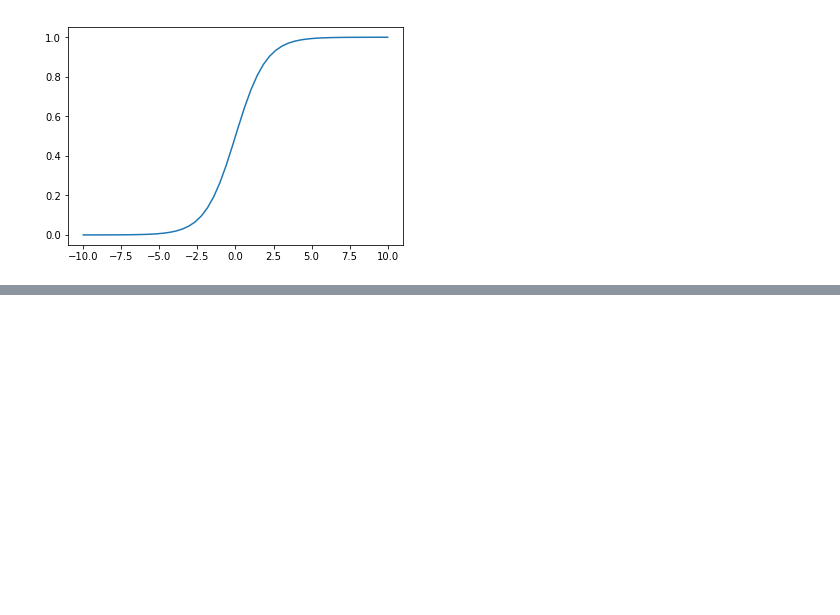
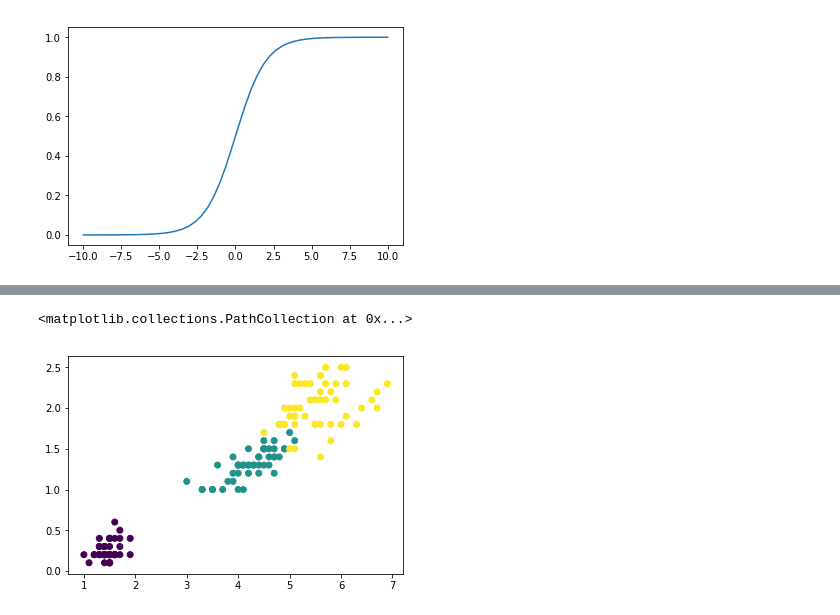
Before and after one commit to flowkater/deep-running-study, a Jupyter notebook: ryan/20171109/20171109.ipynb, the cells around one changed output, grey strips where cells are left out. Drawn from its saved outputs; the diff is of its cells as text; code cells hidden in the pictures; blank space fills up the shorter version.

```diff
--- a/ryan/20171109/20171109.ipynb
+++ b/ryan/20171109/20171109.ipynb
@@ -122,0 +163,5 @@ plt.scatter(x1, x2, c=y)
+# %%
+plt.scatter(data["petal length (cm)"], data["petal width (cm)"], c=y)
+# %% [output]
+<matplotlib.collections.PathCollection at 0x...>
+[figure, added]
```
Also changed, not shown: parts of 18 cells of this notebook.
